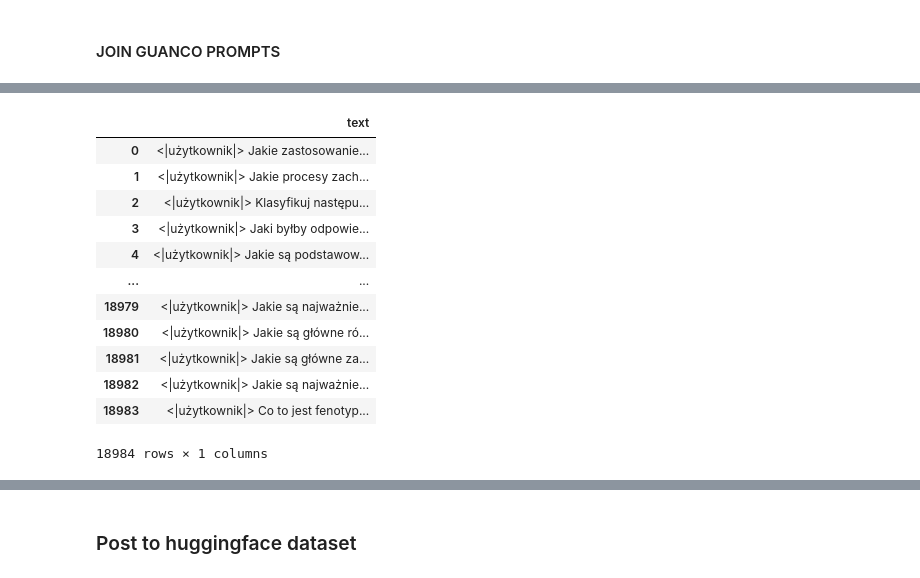
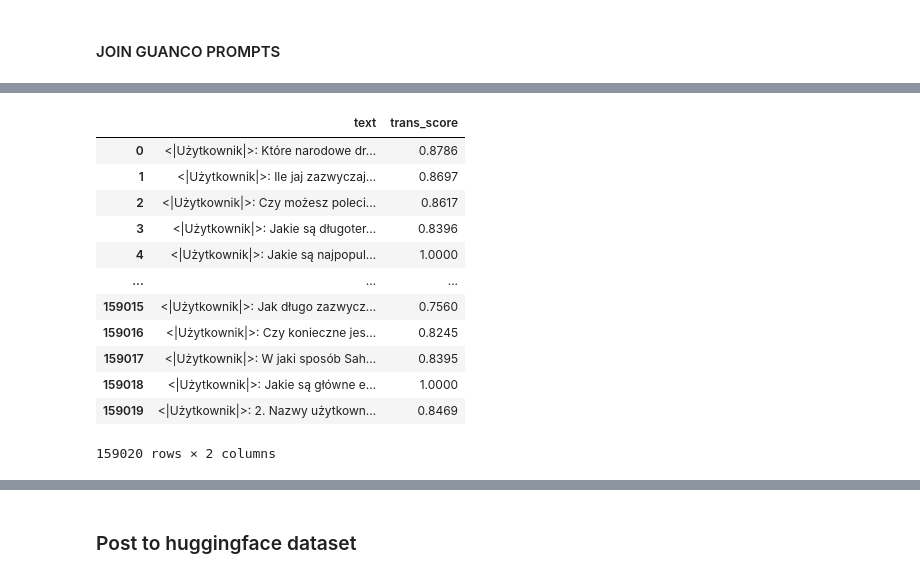
Before and after one commit to szymonrucinski/finetune-llm, a Jupyter notebook: src/data/merge-datasets.ipynb, the cells around one changed output, grey strips where cells are left out. Saved outputs shown, nothing was run; the diff lists cells and outputs as text; code cells hidden in the pictures.

```diff
--- a/src/data/merge-datasets.ipynb
+++ b/src/data/merge-datasets.ipynb
@@ -276,9 +164,15 @@ text
 # %%
 guanco_translated_df = pd.read_csv("../../data/pl_eval/guanco_pl.csv")
+
 guanco_translated_df["text_pl"] = guanco_translated_df["text_pl"].str.replace("<ASYSTENT_TAG>: ", ASSISTANT_TAG)
+guanco_translated_df["text_pl"] = guanco_translated_df["text_pl"].str.replace("<ASYSTENT_TAG>:", ASSISTANT_TAG)
+guanco_translated_df["text_pl"] = guanco_translated_df["text_pl"].str.replace("<ASYSTENT_TAG>", ASSISTANT_TAG)
+guanco_translated_df["text_pl"] = guanco_translated_df["text_pl"].str.replace("<USER_TAG>:", USER_TAG)
 guanco_translated_df["text"] = guanco_translated_df["text_pl"].str.replace("<USER_TAG>: ", USER_TAG)
 guanco_translated_df["text"] = guanco_translated_df["text"].str.replace("Open Assistant", "Krakowiak")
-guanco_translated_df = guanco_translated_df[guanco_translated_df["trans_score_pl"] >= 0.8]["text"]
+# guanco_translated_df = guanco_translated_df[guanco_translated_df["trans_score_pl"] >= CUT_OFF_THRESHOLD]["text"]
 guanco_translated_df.reset_index(drop=True, inplace=True)
 guanco_translated_df
-guanco_translated_df = pd.DataFrame(guanco_translated_df, columns=["text"])
+guanco_translated_df = pd.DataFrame(guanco_translated_df, columns=["text","trans_score_pl"])
+guanco_translated_df.columns = ["text","trans_score"]
+guanco_translated_df
@@ -285,3 +193 @@ guanco_translated_df = pd.DataFrame(guanco_translated_df, columns=["text"])
-# %%
-guanco_translated_df= guanco_translated_df['text'].apply(split_after_second_occurrence)
 # %%
@@ -315,8 +211,9 @@ print(result)
 # %%
 os_wizard = pd.read_csv("../../data/pl_eval/oa_wizard_pl.csv")
-os_wizard["text_pl"] = os_wizard["text_pl"].str.replace("<ASYSTENT_TAG>: ", ASSISTANT_TAG)
-os_wizard["text"] = os_wizard["text_pl"].str.replace("<USER_TAG>: ", USER_TAG)
+os_wizard["text_pl"] = os_wizard["text_pl"].str.replace("<ASYSTENT_TAG>:", ASSISTANT_TAG)
+os_wizard["text"] = os_wizard["text_pl"].str.replace("<USER_TAG>:", USER_TAG)
 # trans_score_pl >= 0.8 get those rows
-os_wizard_translated_df = os_wizard[os_wizard["trans_score_pl"] >= 0.8]["text"]
-os_wizard_translated_df.reset_index(drop=True, inplace=True)
-os_wizard_translated_df
+# os_wizard_translated_df = os_wizard[os_wizard["trans_score_pl"] >= CUT_OFF_THRESHOLD]["text"]
+# os_wizard.reset_index(drop=True, inplace=True)
+os_wizard_translated_df = os_wizard[["text","trans_score_pl"]]
+os_wizard_translated_df.columns = ["text","trans_score"]
@@ -335,0 +222,10 @@ Name: text, Length: 7091, dtype: object
+# %%
+ultrachat_df = pd.read_csv("../../data/pl_eval/ultrachat_pl.csv")
+## select rows wherte trans_score_pl >= 0.8
+# ultrachat_translated_df = ultrachat_df[ultrachat_df["trans_score_pl"] >= CUT_OFF_THRESHOLD]["text_pl"].reset_index(drop=True)
+# replace tag
+ultrachat_df["text"] = ultrachat_df["text_pl"].str.replace("<ASSISTANT_TAG>: ", ASSISTANT_TAG)
+ultrachat_df["text"] = ultrachat_df["text"].str.replace("<USER_TAG>: ", USER_TAG)
+ultrachat_translated_df = ultrachat_df[["text","trans_score_pl"]]
+ultrachat_translated_df.columns = ["text","trans_score"]
+ultrachat_translated_df
@@ -356,22 +272,25 @@ dolly_translated_df.iloc[0]
 # %%
 ## concat all prompts
-prompts = pd.concat([prompts_klej_dyk, prompts_gpt_exam, os_wizard_translated_df, guanco_translated_df, dolly_translated_df], ignore_index=True)
+prompts = pd.concat([prompts_klej_dyk, prompts_gpt_exam, os_wizard_translated_df, guanco_translated_df, dolly_translated_df, ultrachat_translated_df], ignore_index=True)
 ## shuffle rows in prompts
-prompts = prompts.sample(frac=1).reset_index(drop=True)
+prompts = prompts.sample(frac=1, random_state=1).reset_index(drop=True)
 ## add column NAMED text
-prompts = pd.DataFrame(prompts, columns=["text"])
+prompts["text"] = prompts["text"].str.replace("<USER_TAG>:", USER_TAG)
+prompts["text"] = prompts["text"].str.replace("<ASSISTANT_TAG>", ASSISTANT_TAG)
+
+# prompts = pd.DataFrame(prompts, columns=["text","trans_score"])
 prompts
 # %% [output]
-|  | text |
-| 0 | <|użytkownik|> Jakie zastosowanie... |
-| 1 | <|użytkownik|> Jakie procesy zach... |
-| 2 | <|użytkownik|> Klasyfikuj następu... |
-| 3 | <|użytkownik|> Jaki byłby odpowie... |
-| 4 | <|użytkownik|> Jakie są podstawow... |
-| ... | ... |
-| 18979 | <|użytkownik|> Jakie są najważnie... |
-| 18980 | <|użytkownik|> Jakie są główne ró... |
-| 18981 | <|użytkownik|> Jakie są główne za... |
-| 18982 | <|użytkownik|> Jakie są najważnie... |
-| 18983 | <|użytkownik|> Co to jest fenotyp... |
+|  | text | trans_score |
+| 0 | <|Użytkownik|>: Które narodowe dr... | 0.8786 |
+| 1 | <|Użytkownik|>: Ile jaj zazwyczaj... | 0.8697 |
+| 2 | <|Użytkownik|>: Czy możesz poleci... | 0.8617 |
+| 3 | <|Użytkownik|>: Jakie są długoter... | 0.8396 |
+| 4 | <|Użytkownik|>: Jakie są najpopul... | 1.0000 |
+| ... | ... | ... |
+| 159015 | <|Użytkownik|>: Jak długo zazwycz... | 0.7560 |
+| 159016 | <|Użytkownik|>: Czy konieczne jes... | 0.8245 |
+| 159017 | <|Użytkownik|>: W jaki sposób Sah... | 0.8395 |
+| 159018 | <|Użytkownik|>: Jakie są główne e... | 1.0000 |
+| 159019 | <|Użytkownik|>: 2. Nazwy użytkown... | 0.8469 |
-18984 rows × 1 columns
+159020 rows × 2 columns
```
Also changed, not shown: parts of 65 cells of this notebook.
